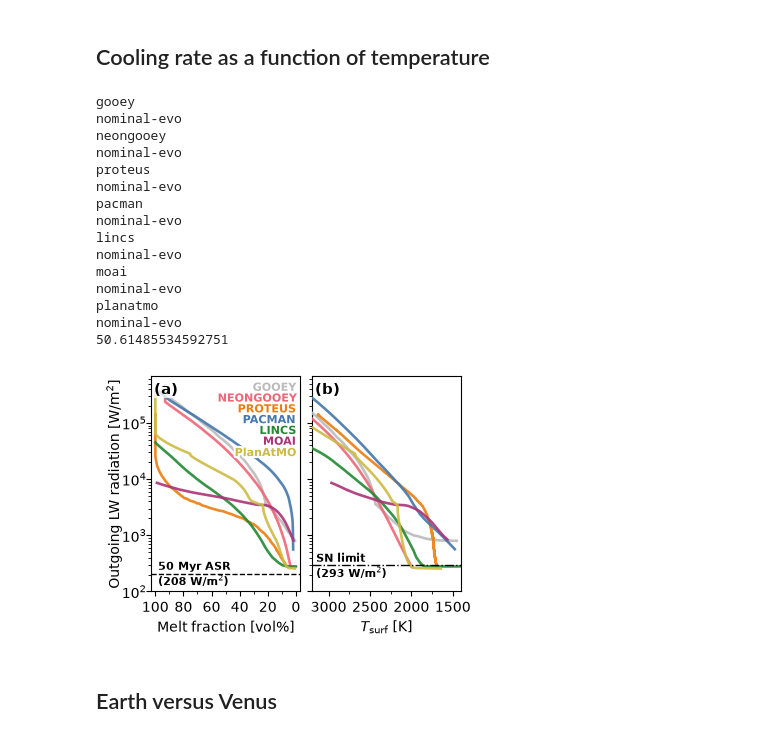
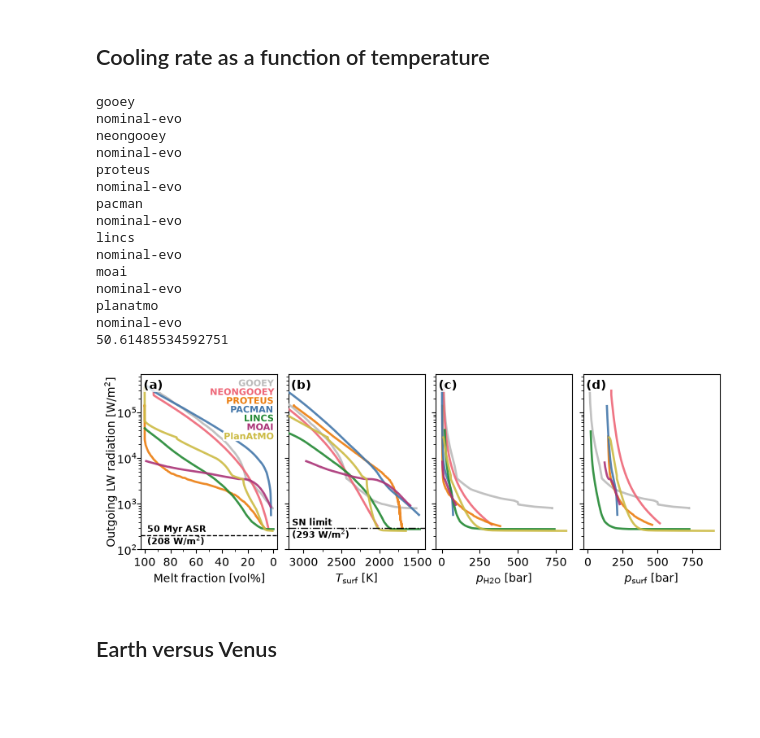
Before and after one commit to projectcuisines/chili, a Jupyter notebook: intercomparison/analysis_solarsystem/compare.ipynb, the cells around one changed output. Cells and saved outputs as stored; diff of their text form; code cells hidden in the pictures; blank space fills up the shorter version.

```diff
--- a/intercomparison/analysis_solarsystem/compare.ipynb
+++ b/intercomparison/analysis_solarsystem/compare.ipynb
@@ -555,13 +569,15 @@ plot_cooling_time_scat("earth", 0.05, xlabel=True)
 ## Cooling rate as a function of temperature
 # %%
 def plot_olr(planet):
-    fig,axs = plt.subplots(1,2, figsize=(4,2.8), sharey=True)
-    axl, axr = axs
+
+    controls = ["nominal"]
+    xkeys = ["phi(vol_frac)", "T_surf(K)", "p_H2O(bar)", "p_surf(bar)"]
+    ncol = len(xkeys)
+
+    fig,axs = plt.subplots(1,ncol, figsize=(2+1.8*ncol,2.8), sharey=True)
 
     lw = 1.9
 
-    controls = ["nominal"]
-    xkeys = ["phi(vol_frac)", "T_surf(K)"]
 
     for im,m in enumerate(models):
         print(m)
@@ -580,8 +596,10 @@ def plot_olr(planet):
 
                 col = get_color(m)
 
-                for (ax,xkey) in zip((axl, axr), xkeys):
-                    mask = np.argsort(row[xkey])[::-1][2:-2]
+                for (ax,xkey) in zip(axs, xkeys):
+                    if xkey not in row:
+                        continue
+                    mask = np.argsort(row[xkey])[::-1][2:-5]
                     row = row.iloc[mask]
 
 
@@ -589,12 +607,18 @@ def plot_olr(planet):
                     if xkey == "phi(vol_frac)":
                         x = x * 100
 
-                    y = np.array(row["flux_OLR(W/m2)"])
+                    y = np.array(row["flux_OLR(W/m2)"].values, copy=True)
+
+                    # take minimum of OLR for each x value (to avoid spikes in the data)
+                    if "(bar)" in xkey:
+                        for i in range(len(x)):
+                            y[i] = np.min(row["flux_OLR(W/m2)"][row[xkey] <= x[i]])
+
                     ax.plot(x, y, color=col, lw=lw, alpha=0.9, label=lbl, zorder=4)
 
         xtxt = 0.97
         ytxt = 0.97 - 0.05*im
-        axl.text(xtxt, ytxt, lbl,  ha='right', va='top', transform=axl.transAxes,
+        axs[0].text(xtxt, ytxt, lbl,  ha='right', va='top', transform=axs[0].transAxes,
                 zorder=30, color=col, fontsize=8, weight='bold',
                 path_effects=[pe.Stroke(linewidth=3, foreground='w'), pe.Normal()])
 
@@ -604,9 +628,10 @@ def plot_olr(planet):
     # ax.text(3500, _planck(3500)*bb_eps, f"Blackbody with ε = {bb_eps:.2f}", ha='right', va='bottom')
 
     SN_olr = 293.0
-    for ax,xkey in zip((axl, axr), xkeys):
+    for ax,xkey in zip(axs, xkeys):
 
         ax.set_xlabel(get_label(xkey))
+
         if xkey == "phi(vol_frac)":
             ax.set_xlabel(get_label("phi(vol_pct)"))
             ax.set_xlim(right=-3,left=103)
@@ -619,57 +644,68 @@ def plot_olr(planet):
             ax.xaxis.set_minor_locator(mpl.ticker.MultipleLocator(250))
             # ax.tick_params(axis='x', which='both', rotation=40, pad=-2, )
 
+        # if "(bar)" in xkey:
+        #     ax.set_xlim(left=0)
+        #     ax.set_xscale("symlog", linthresh=10)
+        if xkey == "p_surf(bar)":
+            ax.set_xlabel(r"$p_\mathrm{surf}$ [bar]")
+
+        if "flux_" in xkey:
+            ax.set_xlim(left=1e2)
+            ax.set_xscale("log")
+            ax.plot([1e2, 1e6], [1e2, 1e6], color="k", ls="solid", lw=1, zorder=6)
+
     # young sun flux
     idx_ref = 0
     age_ref = (instel_data["time"][idx_ref] + t_ini)/1e6
     print(age_ref)
     asr_ref = instel_data[f"S0_{planet}"][idx_ref] * (1-0.1) # 10% albedo in protocol
     asr_ref *= 0.375 * np.cos(np.radians(48.19))
-    axl.axhline(y=asr_ref, color="k", ls="dashed", lw=1, zorder=6)
-    axl.text(98, asr_ref*0.95,
+    axs[0].axhline(y=asr_ref, color="k", ls="dashed", lw=1, zorder=6)
+    axs[0].text(98, asr_ref*0.95,
              f"50 Myr ASR\n({asr_ref:.0f}"+r" W/m$^2$)", weight='bold', color='k', fontsize=8,
              ha='left', va='center', zorder=9)
 
 
     # runaway limit
-    axr.axhline(y=SN_olr, color="k", ls="dashdot", lw=1, zorder=6)
-    axr.text(3150, SN_olr*0.95,
+    axs[1].axhline(y=SN_olr, color="k", ls="dashdot", lw=1, zorder=6)
+    axs[1].text(3150, SN_olr*0.95,
              f"SN limit\n({SN_olr:.0f}"+r" W/m$^2$)", weight='bold', color='k', fontsize=8,
              ha='left', va='center', zorder=9)
 
-    axl.set_ylabel(r"Outgoing LW radiation [W/m$^2$]", labelpad=-0.4)
-    axl.tick_params(axis='y', which='both', rotation=0, pad=-0.4)
-    axl.set_yscale("log")
-    axl.set_ylim(bottom=1e2)
+    axs[0].set_ylabel(r"Outgoing LW radiation [W/m$^2$]", labelpad=-0.4)
+    axs[0].tick_params(axis='y', which='both', rotation=0, pad=-0.4)
+    axs[0].set_yscale("log")
+    axs[0].set_ylim(bottom=1e2)
 
-    for i in range(2):
+    for i in range(ncol):
         axs[i].text(0.02, 0.97, f"({abcd[i]})", transform=axs[i].transAxes, zorder=99,
                     bbox=dict(pad=0, fc="white", ec="none", alpha=0.8),
                     ha='left', va='top', fontsize=11, weight='bold',)
 
 
     fig.subplots_adjust(wspace=0.08)
 
     fig.savefig(f"out/olr_{planet}.{EXT}", bbox_inches='tight', dpi=DPI)
 
 plot_olr("earth")
 # %% [output]
 gooey
 nominal-evo
 neongooey
 nominal-evo
 proteus
 nominal-evo
 pacman
 nominal-evo
 lincs
 nominal-evo
 moai
 nominal-evo
 planatmo
 nominal-evo
 50.61485534592751
-[figure, old version]
+[figure, new version]
 # %% [markdown]
 ## Earth versus Venus
 # %%
```
Also changed, not shown: parts of 1 cell of this notebook.
